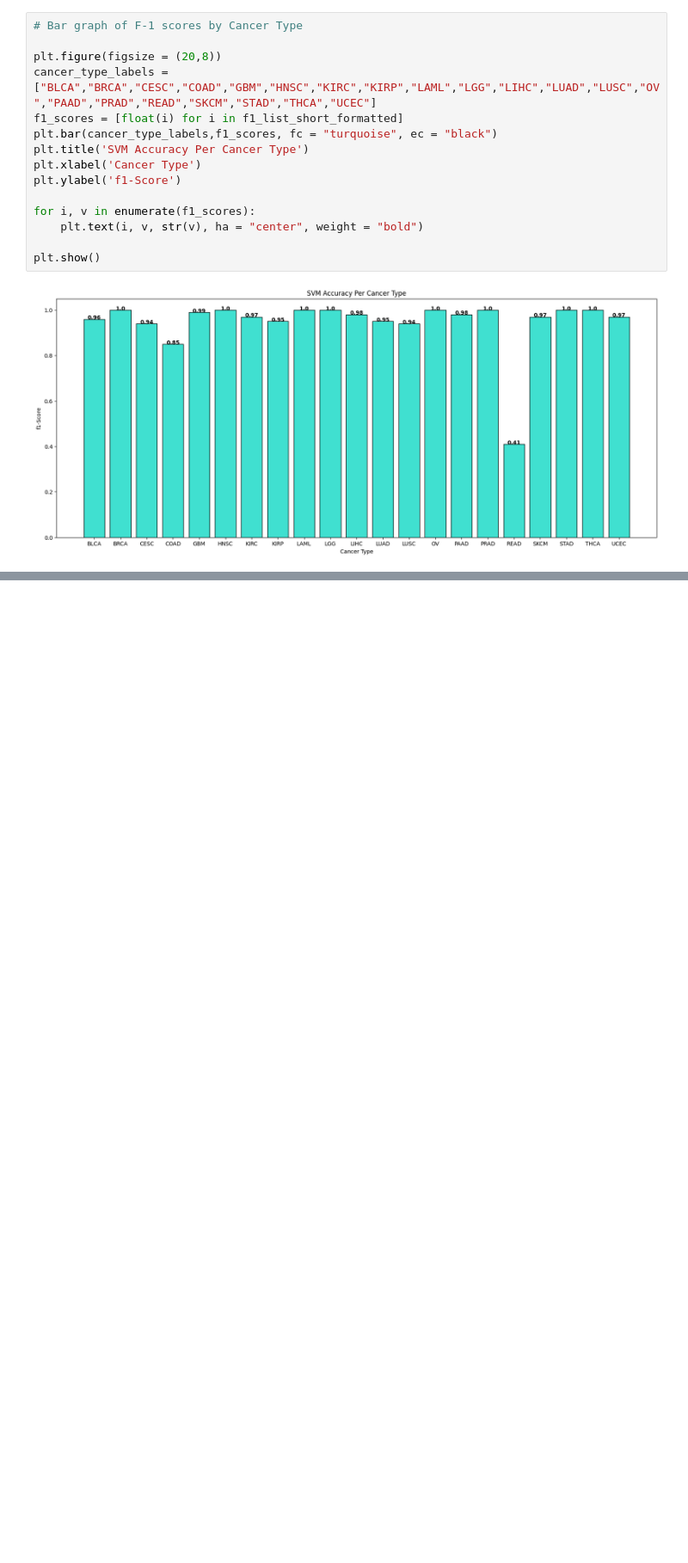
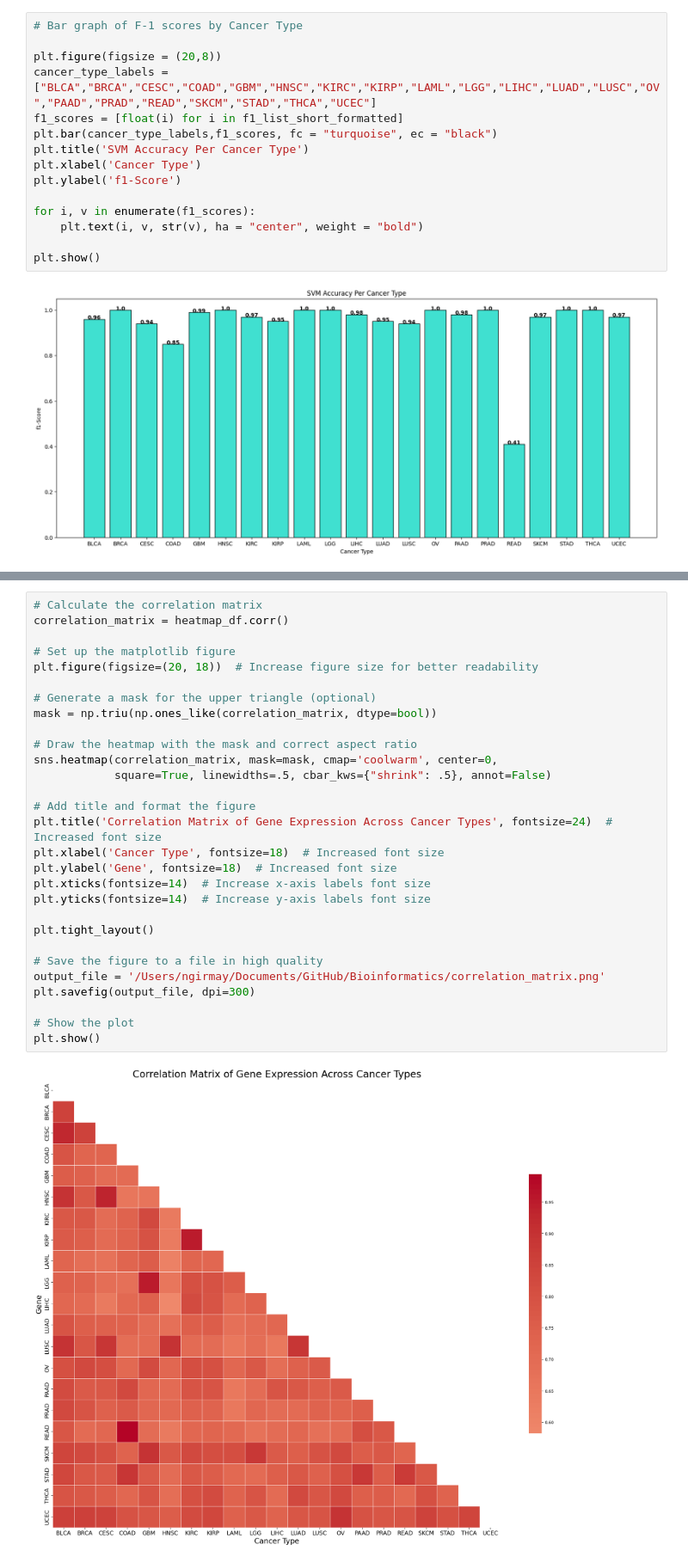
Before and after one commit to ngirmay/Tissue-of-origin, a Jupyter notebook: tissue_oo.ipynb, the cells around one changed output, grey strips where cells are left out. Shown at 86% size. Saved outputs shown, nothing was run; the diff lists cells and outputs as text; blank space fills up the shorter version.

```diff
--- a/tissue_oo.ipynb
+++ b/tissue_oo.ipynb
@@ -134,0 +276,31 @@ plt.show()
+# %%
+# Calculate the correlation matrix
+correlation_matrix = heatmap_df.corr()
+
+# Set up the matplotlib figure
+plt.figure(figsize=(20, 18))  # Increase figure size for better readability
+
+# Generate a mask for the upper triangle (optional)
+mask = np.triu(np.ones_like(correlation_matrix, dtype=bool))
+
+# Draw the heatmap with the mask and correct aspect ratio
+sns.heatmap(correlation_matrix, mask=mask, cmap='coolwarm', center=0,
+            square=True, linewidths=.5, cbar_kws={"shrink": .5}, annot=False)
+
+# Add title and format the figure
+plt.title('Correlation Matrix of Gene Expression Across Cancer Types', fontsize=24)  # Increased font size
+plt.xlabel('Cancer Type', fontsize=18)  # Increased font size
+plt.ylabel('Gene', fontsize=18)  # Increased font size
+plt.xticks(fontsize=14)  # Increase x-axis labels font size
+plt.yticks(fontsize=14)  # Increase y-axis labels font size
+
+plt.tight_layout()
+
+# Save the figure to a file in high quality
+output_file = '/Users/ngirmay/Documents/GitHub/Bioinformatics/correlation_matrix.png'
+plt.savefig(output_file, dpi=300)
+
+# Show the plot
+plt.show()
+# %% [output]
+[figure, added]
```
Also changed, not shown: parts of 8 cells of this notebook.
